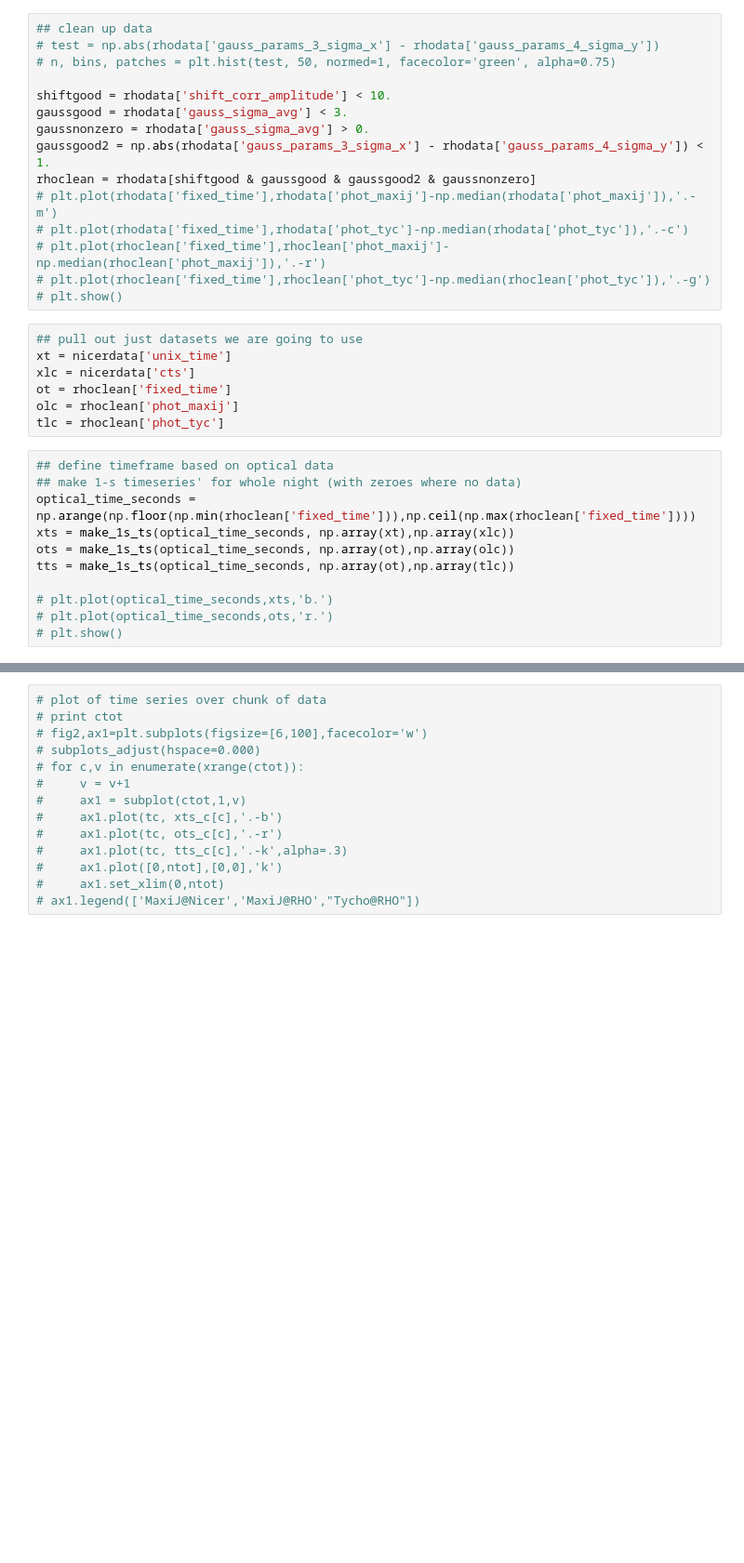
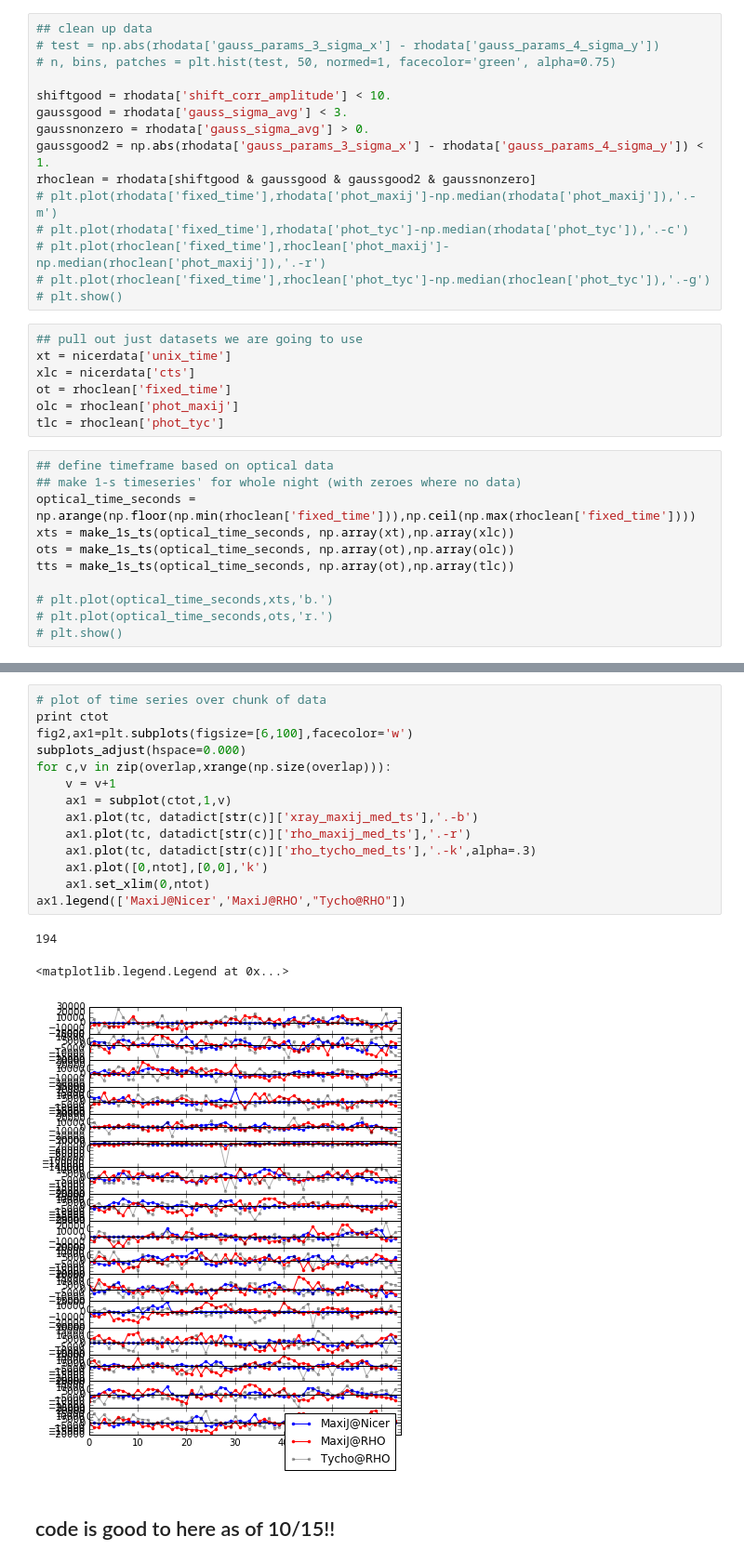
Before and after one commit to ajlemma/maxij, a Jupyter notebook: crosspower_redo_analysis_oct10.ipynb, the cells around one changed output, grey strips where cells are left out. Shown at 93% size. Drawn from its saved outputs; the diff is of its cells as text; blank space fills up the shorter version.

```diff
--- a/crosspower_redo_analysis_oct10.ipynb
+++ b/crosspower_redo_analysis_oct10.ipynb
@@ -136,14 +191,20 @@ datadict = {'chunkID':np.arange(ctot),
 # %%
 # plot of time series over chunk of data
-# print ctot
-# fig2,ax1=plt.subplots(figsize=[6,100],facecolor='w')
-# subplots_adjust(hspace=0.000)
-# for c,v in enumerate(xrange(ctot)):
-#     v = v+1
-#     ax1 = subplot(ctot,1,v)
-#     ax1.plot(tc, xts_c[c],'.-b')
-#     ax1.plot(tc, ots_c[c],'.-r')
-#     ax1.plot(tc, tts_c[c],'.-k',alpha=.3)
-#     ax1.plot([0,ntot],[0,0],'k')
-#     ax1.set_xlim(0,ntot)
-# ax1.legend(['MaxiJ@Nicer','MaxiJ@RHO',"Tycho@RHO"])
+print ctot
+fig2,ax1=plt.subplots(figsize=[6,100],facecolor='w')
+subplots_adjust(hspace=0.000)
+for c,v in zip(overlap,xrange(np.size(overlap))):
+    v = v+1
+    ax1 = subplot(ctot,1,v)
+    ax1.plot(tc, datadict[str(c)]['xray_maxij_med_ts'],'.-b')
+    ax1.plot(tc, datadict[str(c)]['rho_maxij_med_ts'],'.-r')
+    ax1.plot(tc, datadict[str(c)]['rho_tycho_med_ts'],'.-k',alpha=.3)
+    ax1.plot([0,ntot],[0,0],'k')
+    ax1.set_xlim(0,ntot)
+ax1.legend(['MaxiJ@Nicer','MaxiJ@RHO',"Tycho@RHO"])
+# %% [output]
+194
+<matplotlib.legend.Legend at 0x...>
+[figure, added]
+# %% [markdown]
+## code is good to here as of 10/15!!
```
Also changed, not shown: parts of 29 cells of this notebook.
